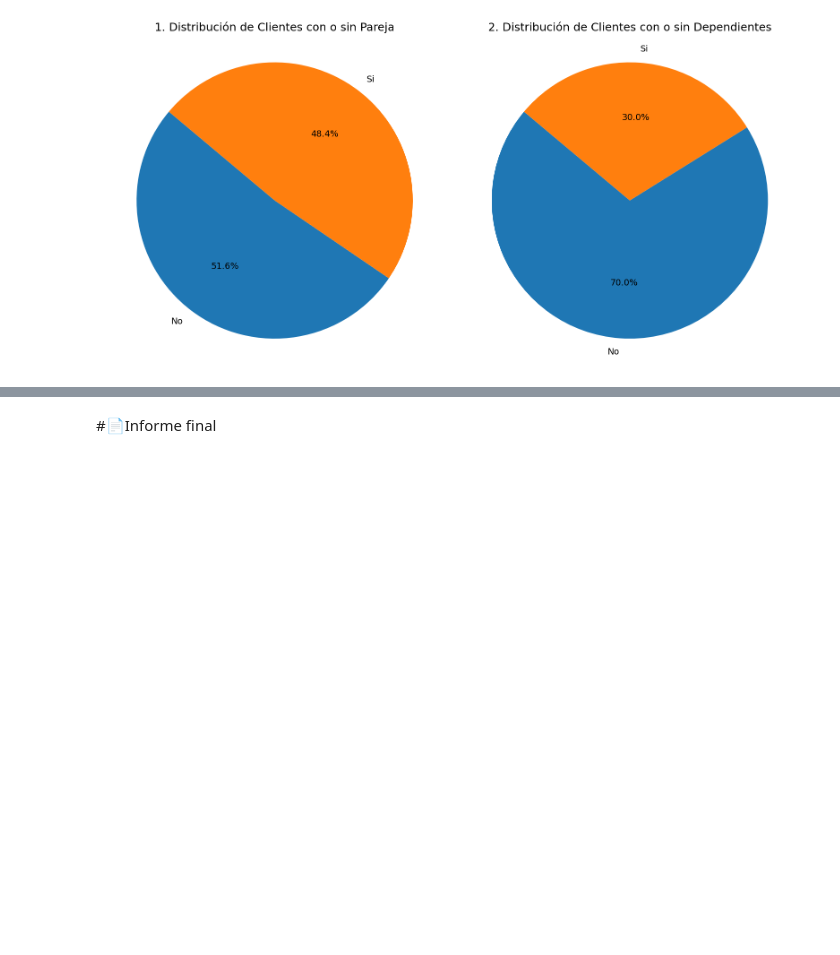
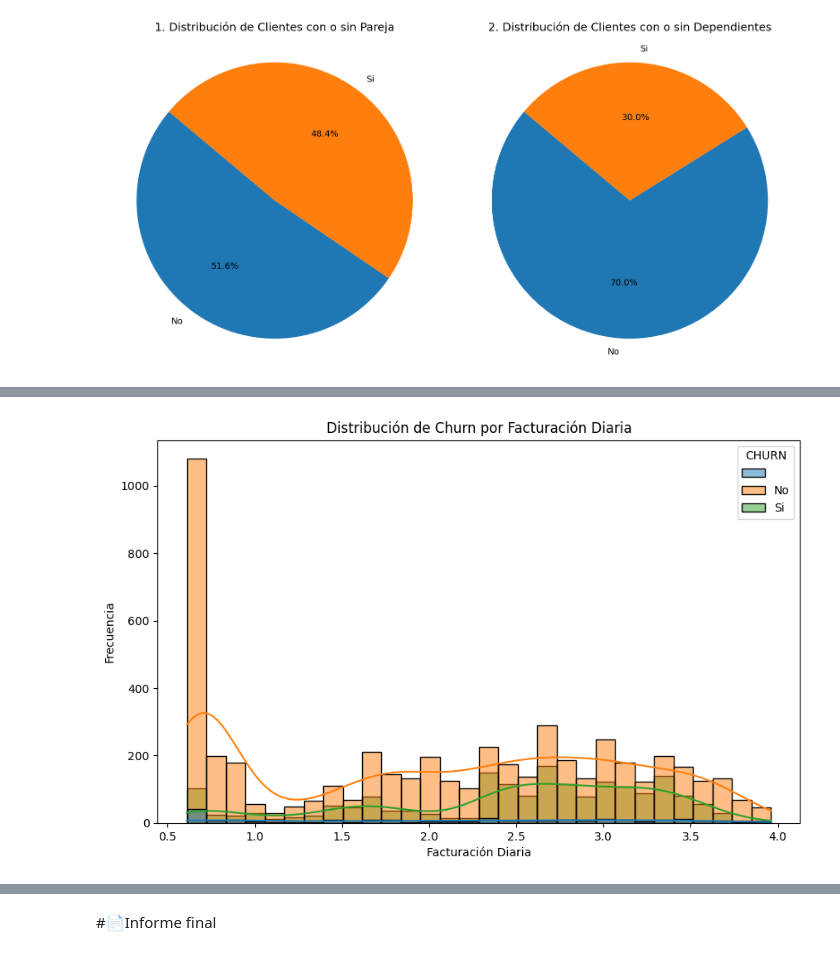
Before and after one commit to raohxxx/TelecomX_Challenge, a Jupyter notebook: TelecomX_LATAM.ipynb, the cells around one changed output, grey strips where cells are left out. Cells and saved outputs as stored; diff of their text form; code cells hidden in the pictures; blank space fills up the shorter version.

```diff
--- a/TelecomX_LATAM.ipynb
+++ b/TelecomX_LATAM.ipynb
@@ -434,0 +454,13 @@ plt.show()
+# %%
+import seaborn as sns
+import matplotlib.pyplot as plt
+
+# Create a histogram to visualize the distribution of 'Cuentas_Diarias' for churned and non-churned customers
+plt.figure(figsize=(10, 6))
+sns.histplot(data=df_final, x='Cuentas_Diarias', hue='CHURN', kde=True, bins=30)
+plt.title('Distribución de Churn por Facturación Diaria')
+plt.xlabel('Facturación Diaria')
+plt.ylabel('Frecuencia')
+plt.show()
+# %% [output]
+[figure, added]
```
Also changed, not shown: parts of 6 cells of this notebook.
